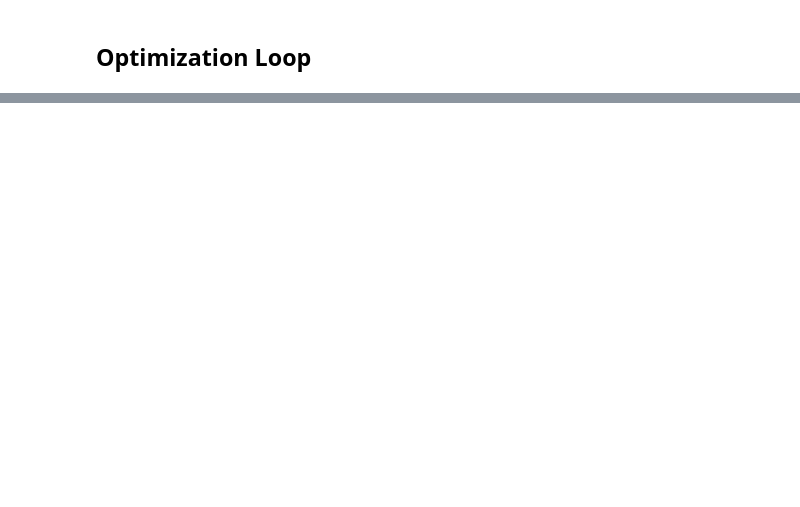
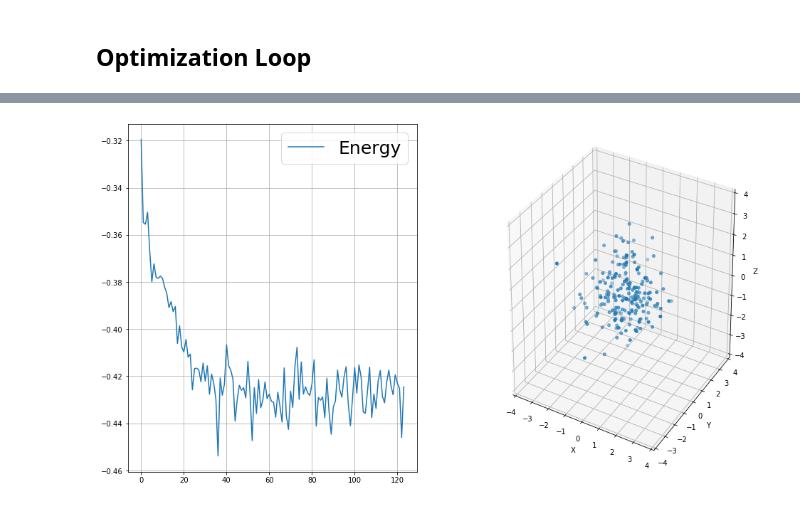
Before and after one commit to Nuclear-Physics-with-Machine-Learning/MLQM, a Jupyter notebook: Hydrogen Atom.ipynb, the cells around one changed output, grey strips where cells are left out. Cells and saved outputs as stored; diff of their text form; code cells hidden in the pictures; blank space fills up the shorter version.

```diff
--- a/Hydrogen Atom.ipynb
+++ b/Hydrogen Atom.ipynb
@@ -38,7 +49,9 @@ class NeuralWavefunction(tf.keras.models.Model):
 
         self.layer1 = tf.keras.layers.Dense(64, use_bias=False)
         self.layer2 = tf.keras.layers.Dense(64, use_bias=False)
-        self.layer3 = tf.keras.layers.Dense(1, use_bias=False)
+        self.layer3 = tf.keras.layers.Dense(64, use_bias=False)
+        self.layer4 = tf.keras.layers.Dense(64, use_bias=False)
+        self.layer5 = tf.keras.layers.Dense(1, use_bias=False)
 
     @tf.function
     def call(self, inputs):
@@ -46,15 +59,21 @@ class NeuralWavefunction(tf.keras.models.Model):
         # shape is [nwalkers, dim]
 
         x = self.layer1(inputs)
-        x = tf.keras.activations.tanh(x)
+        x = tf.keras.activations.softplus(x)
+        # WHat is softplus?  It's like ReLU at large absolute value, but is smooth through 0.0
 
-        x = self.layer2(x)
-        x = tf.keras.activations.tanh(x)
+        x = x + self.layer2(x)
+        x = tf.keras.activations.softplus(x)
 
+        x = x + self.layer3(x)
+        x = tf.keras.activations.softplus(x)
 
-        x = self.layer3(x)
-        x = tf.keras.activations.tanh(x)
+        x = x + self.layer4(x)
+        x = tf.keras.activations.softplus(x)
 
+        # Just one output:
+        x = self.layer5(x)
+        # x = tf.keras.activations.tanh(x)
 
         # Compute the initial boundary condition, which the network will slowly overcome
         # This is important because it keeps the walkers bounded, otherwise they will not converge to a bound state.
@@ -632,0 +624,45 @@ Iteration 111, energy: -0.34995725750923157
+# %%
+
+
+optimizer = tf.keras.optimizers.Adam(learning_rate=0.001, beta_1 = 0.5)
+
+
+
+# Define a figure here which we can update along the way:
+fig       = plt.figure(figsize=(16,9))
+# Create 2x2 sub plots
+gs = gridspec.GridSpec(2, 2)
+ax_loss   = plt.subplot(gs[:,0])
+ax_denst  = plt.subplot(gs[:,1], projection="3d")
+
+energy_history = []
+steps_history  = []
+
+for i in range(500):
+
+    gradients, energy = compute_gradients(N_OBSERVATIONS, sampler, wf, hamiltonian)
+
+    optimizer.apply_gradients(zip(gradients, wf.trainable_variables))
+
+    energy_history.append(energy)
+    steps_history.append(i)
+
+    # Here we update the plots.  Show the energy function:
+    ax_loss.set_xlim(0, 1.1*i)
+    ax_loss.cla()
+    ax_loss.plot(steps_history, energy_history, label="Energy")
+    ax_loss.grid(True)
+    ax_loss.legend(fontsize=25)
+
+    # Show the location of the walkers:
+    x, y, z = tf.split(sampler.sample(), 3, axis=1)
+    ax_denst.clear()
+    ax_denst.set_xlim(-4,4); ax_denst.set_ylim(-4,4); ax_denst.set_zlim(-4,4);
+    ax_denst.set_xlabel("X"); ax_denst.set_ylabel("Y"); ax_denst.set_zlabel("Z");
+    ax_denst.scatter(x, y, z, linewidth=0.5);
+
+    display(fig)
+    clear_output(wait = True)
+    plt.pause(0.25)
+# %% [output]
+[figure, added]
```
Also changed, not shown: parts of 10 cells of this notebook.
